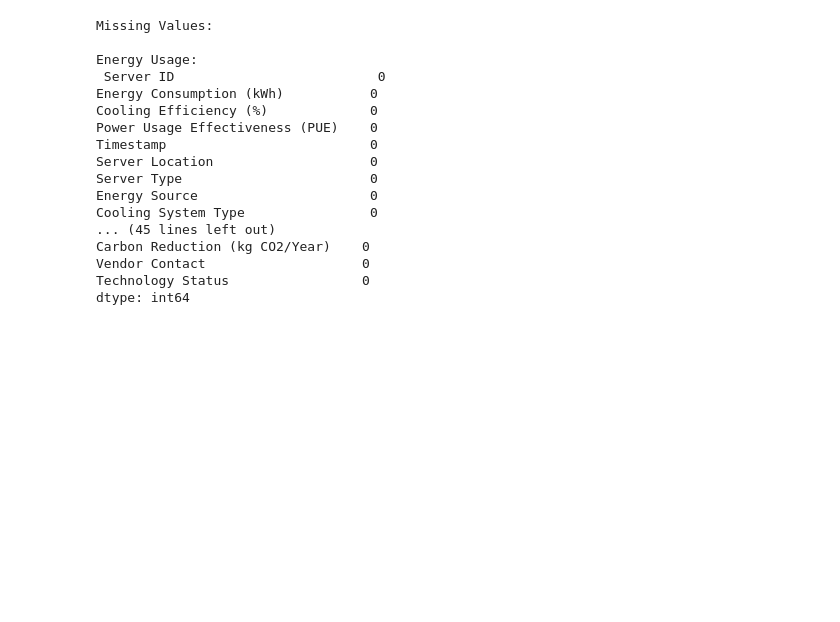
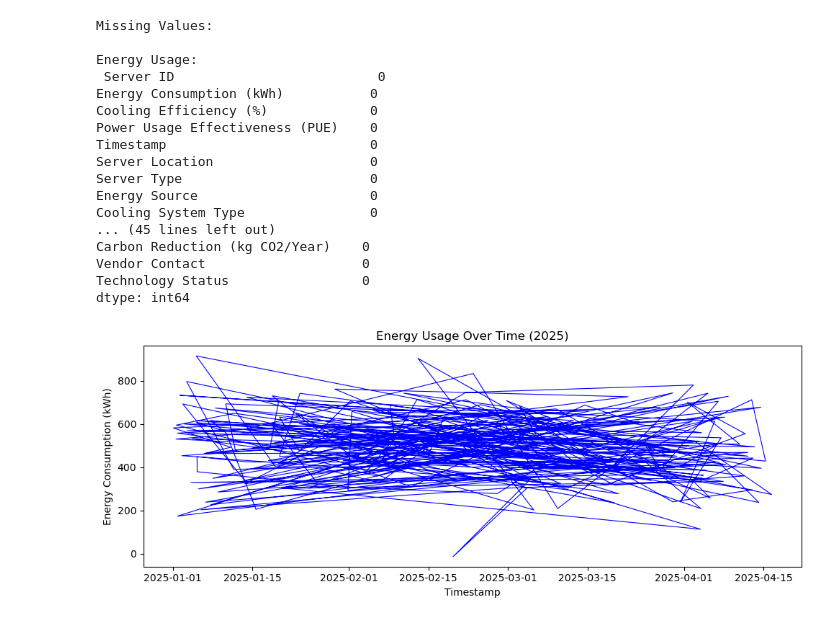
Before and after one commit to Shilpa-31/BIBA, a Jupyter notebook: EDA_of_Data.ipynb, the cells around one changed output. Drawn from its saved outputs; the diff is of its cells as text; code cells hidden in the pictures; blank space fills up the shorter version.

```diff
--- a/EDA_of_Data.ipynb
+++ b/EDA_of_Data.ipynb
@@ -121,0 +102,18 @@ vendor_df = pd.DataFrame({
+# %%
+# 1: Energy Usage Over Time (Only for 2025)
+
+# Convert 'Timestamp' to datetime if not already
+energy_df['Timestamp'] = pd.to_datetime(energy_df['Timestamp'])
+
+# Filter for 2025
+energy_2025 = energy_df[energy_df['Timestamp'].dt.year == 2025]
+
+plt.figure(figsize=(10, 4))
+plt.plot(energy_2025['Timestamp'], energy_2025['Energy Consumption (kWh)'], color='blue', linewidth=0.8)
+plt.title("Energy Usage Over Time (2025)")
+plt.xlabel("Timestamp")
+plt.ylabel("Energy Consumption (kWh)")
+plt.tight_layout()
+plt.show()
+# %% [output]
+[figure, added]
```
Also changed, not shown: parts of 16 cells of this notebook, 5 other files.
